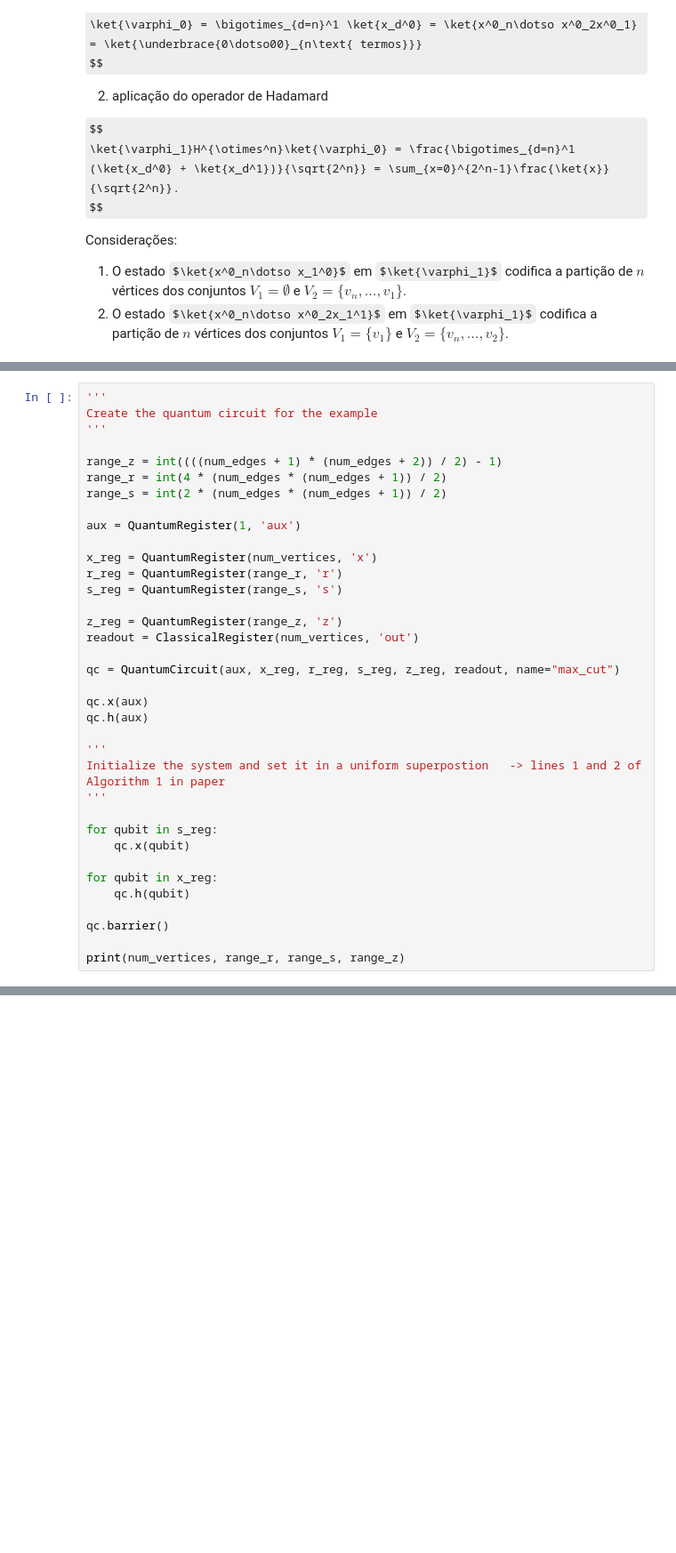
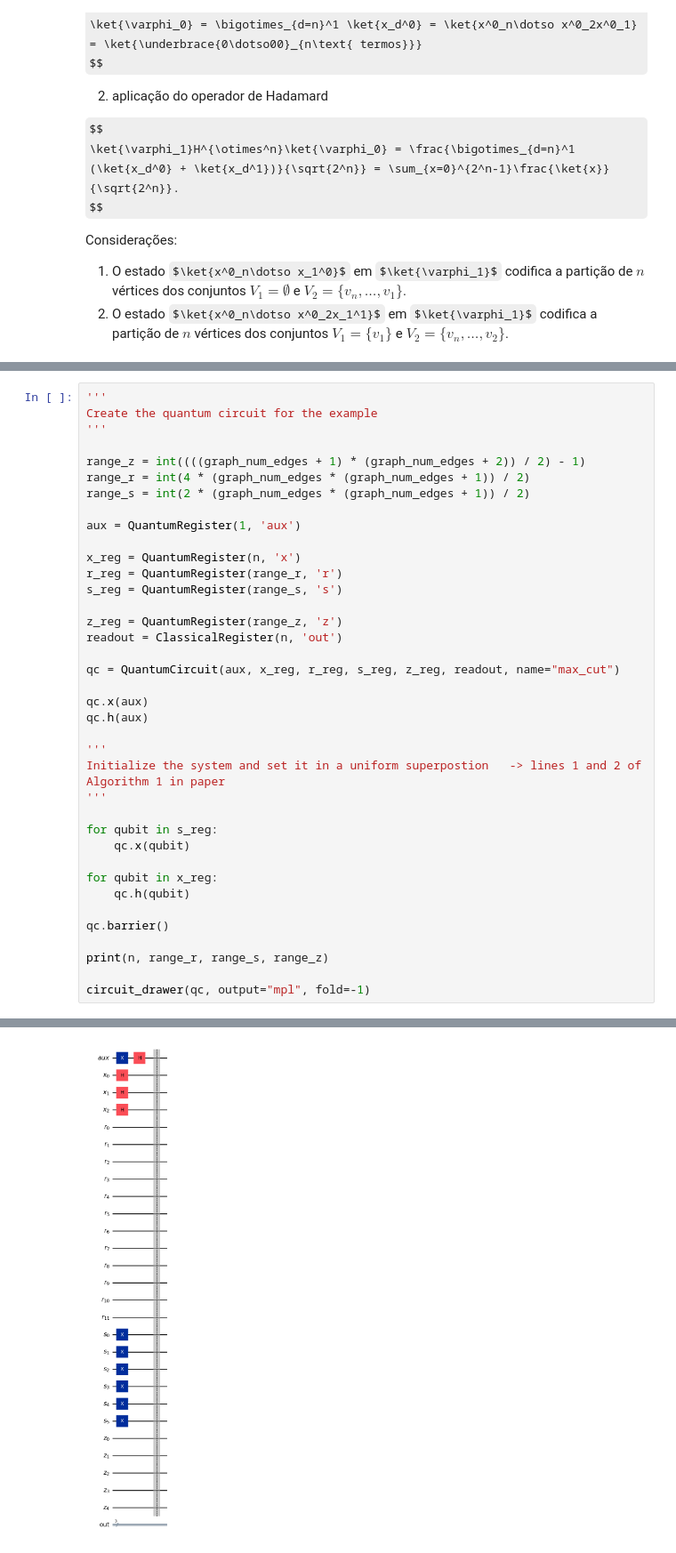
Before and after one commit to marciodojr/qc-examples, a Jupyter notebook: artigo-quantum-speedup.ipynb, the cells around one changed output, grey strips where cells are left out. Shown at 89% size. Drawn from its saved outputs; the diff is of its cells as text; some formulas as TeX source; blank space fills up the shorter version.

```diff
--- a/artigo-quantum-speedup.ipynb
+++ b/artigo-quantum-speedup.ipynb
@@ -181,39 +174,42 @@ que são inicializados com o valor $1$ e que serão utilizados para avaliar as e
 Create the quantum circuit for the example
 '''
 
-range_z = int((((num_edges + 1) * (num_edges + 2)) / 2) - 1)
-range_r = int(4 * (num_edges * (num_edges + 1)) / 2)
-range_s = int(2 * (num_edges * (num_edges + 1)) / 2)
+range_z = int((((graph_num_edges + 1) * (graph_num_edges + 2)) / 2) - 1)
+range_r = int(4 * (graph_num_edges * (graph_num_edges + 1)) / 2)
+range_s = int(2 * (graph_num_edges * (graph_num_edges + 1)) / 2)
 
 aux = QuantumRegister(1, 'aux')
 
-x_reg = QuantumRegister(num_vertices, 'x')
+x_reg = QuantumRegister(n, 'x')
 r_reg = QuantumRegister(range_r, 'r')
 s_reg = QuantumRegister(range_s, 's')
 
 z_reg = QuantumRegister(range_z, 'z')
-readout = ClassicalRegister(num_vertices, 'out')
+readout = ClassicalRegister(n, 'out')
 
 qc = QuantumCircuit(aux, x_reg, r_reg, s_reg, z_reg, readout, name="max_cut")
 
 qc.x(aux)
 qc.h(aux)
 
 '''
 Initialize the system and set it in a uniform superpostion   -> lines 1 and 2 of Algorithm 1 in paper
 '''
 
 for qubit in s_reg:
     qc.x(qubit)
 
 for qubit in x_reg:
     qc.h(qubit)
 
 qc.barrier()
 
-print(num_vertices, range_r, range_s, range_z)
+print(n, range_r, range_s, range_z)
+
+circuit_drawer(qc, output="mpl", fold=-1)
 # %% [output]
 3 12 6 5
+[figure, added]
 # %%
 '''
 Create z_matrix to store elements of z_reg
```
Also changed, not shown: parts of 13 cells of this notebook, 1 other file.
